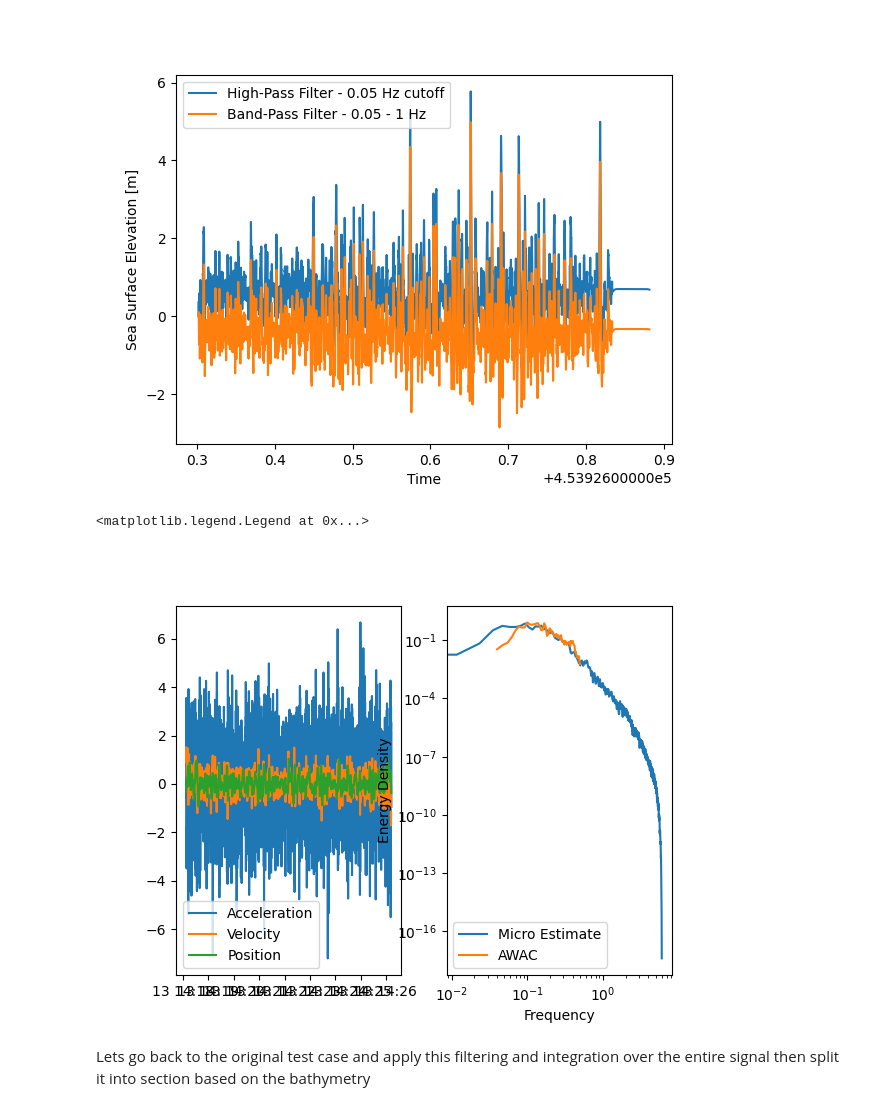
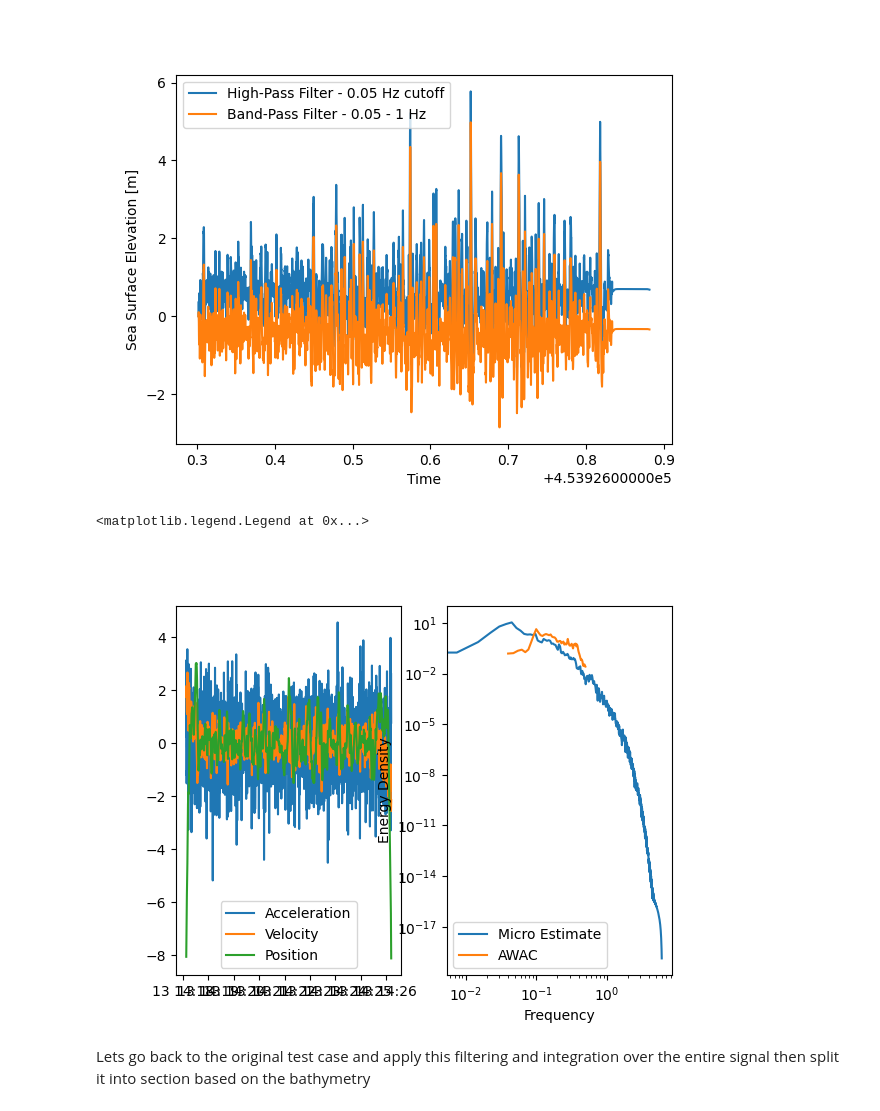
Before and after one commit to SASlabgroup/DUNEXMainExp, a Jupyter notebook: analysis/elevationEstimates.ipynb, the cells around one changed output. Drawn from its saved outputs; the diff is of its cells as text; code cells hidden in the pictures.

```diff
--- a/analysis/elevationEstimates.ipynb
+++ b/analysis/elevationEstimates.ipynb
@@ -900,11 +891,13 @@ Text(0, 0.5, 'Sea Surface Elevation [m]')
 # %%
 # Function to filter and integrate the time series
-low_freq_cutoff = 0.05
-high_freq_cutoff = 1
-# b, a = signal.butter(1, [low_freq_cutoff, high_freq_cutoff], btype='bandpass', fs=12)
-b, a = signal.butter(1, low_freq_cutoff, btype='highpass', fs=12)
 
-def computeEta(t, accel_z, fs, a, b):
+def computeEta(t, accel_z, fs, a=None, b=None):
+    # Define the filter if not given
+    if a is None:
+        low_freq_cutoff = 0.03
+        high_freq_cutoff = 2
+        b, a = signal.butter(1, [low_freq_cutoff, high_freq_cutoff], btype='bandpass', fs=12)
+
     # Zero pad the edges to reduce edge effects
     pad_size = 500
     a_z_padded = np.zeros(accel_z.size + pad_size*2)
@@ -928,40 +921,38 @@ def computeEta(t, accel_z, fs, a, b):
 
 def computeSpectra(z, fs):
     # Compute Energy Spectra from the time series
     # Spectral Parameters: 512 points in window (2^9, 42 seconds ~ 7 waves per window with a peak period of 6 seconds)
     # Number of windows = 11 ~ 22 degrees of freedom
     # Overall length of signal is 5600 points (7.77 minutes)
     # edof is 14.58
-    if z.size > 1024:
-        nperseg = 1024
-    elif z.size > 256:
-        nperseg = 256
+    if z.size > 1600:
+        nperseg = 1600
+
     else:
         nperseg = z.size
-
     f, E = signal.welch(z, fs=fs, window='hann', nperseg=nperseg, noverlap=np.floor(nperseg*0.75))
 
     return f, E
 
 # Compute Correct the acceleration to get kinematic time series
-t, a_z, w, z = computeEta(time_datetime, accel_z, sample_freq, a, b)
+t, a_z, w, z = computeEta(time_datetime, accel_z, sample_freq)
 f, E = computeSpectra(z, sample_freq)
 
 # Plot the acceleation, velocity and position
 fig, (ax1, ax2) = plt.subplots(ncols=2)
 ax1.plot(t, a_z, label='Acceleration')
 ax1.plot(t, w, label='Velocity')
 ax1.plot(t, z, label='Position')
 ax1.legend()
 
 ax2.loglog(f, E, label='Micro Estimate')
 ax2.loglog(f_awac, E_awac, label='AWAC')
 ax2.set_xlabel('Frequency')
 ax2.set_ylabel('Energy Density')
 ax2.legend()
 # %% [output]
 <matplotlib.legend.Legend at 0x...>
-[figure, old version]
+[figure, new version]
 # %% [markdown]
 Lets go back to the original test case and apply this filtering and integration over the entire signal then split it into section based on the bathymetry
 # %%
```
Also changed, not shown: parts of 16 cells of this notebook.
